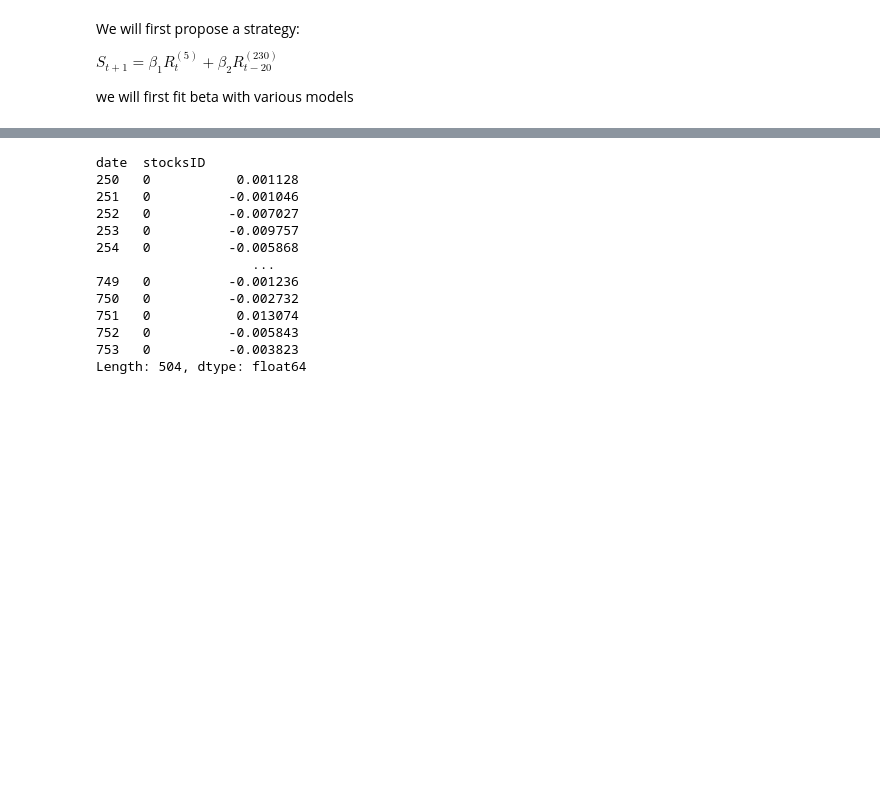
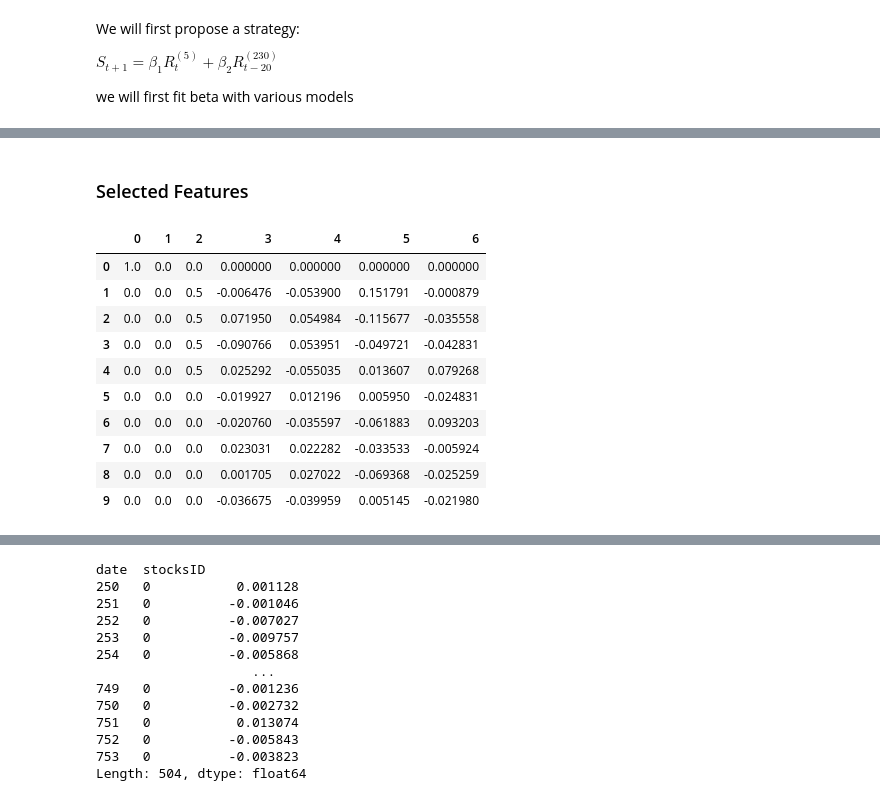
Before and after one commit to peulsilva/qrt-2022-challenge, a Jupyter notebook: notebooks/03-beta_fitting.ipynb, the cells around one changed output, grey strips where cells are left out. Cells and saved outputs as stored; diff of their text form; code cells hidden in the pictures; blank space fills up the shorter version.

```diff
--- a/notebooks/03-beta_fitting.ipynb
+++ b/notebooks/03-beta_fitting.ipynb
@@ -81,3 +51,5 @@ X_train_reshape[first_company_mask]
+# %% [markdown]
+### Selected Features
 # %%
 # Step 1: Create a 250x10 matrix A with the two first columns representing the factors of interest
 
@@ -95 +70,17 @@ A[:, 2:] = A_remaining_columns
+# %%
+orthonorm_A = gram_schmidt(A)
+# %%
+pd.DataFrame(orthonorm_A[:,:7]).head(10)
+# %% [output]
+|  | 0 | 1 | 2 | 3 | 4 | 5 | 6 |
+| 0 | 1.0 | 0.0 | 0.0 | 0.000000 | 0.000000 | 0.000000 | 0.000000 |
+| 1 | 0.0 | 0.0 | 0.5 | -0.006476 | -0.053900 | 0.151791 | -0.000879 |
+| 2 | 0.0 | 0.0 | 0.5 | 0.071950 | 0.054984 | -0.115677 | -0.035558 |
+| 3 | 0.0 | 0.0 | 0.5 | -0.090766 | 0.053951 | -0.049721 | -0.042831 |
+| 4 | 0.0 | 0.0 | 0.5 | 0.025292 | -0.055035 | 0.013607 | 0.079268 |
+| 5 | 0.0 | 0.0 | 0.0 | -0.019927 | 0.012196 | 0.005950 | -0.024831 |
+| 6 | 0.0 | 0.0 | 0.0 | -0.020760 | -0.035597 | -0.061883 | 0.093203 |
+| 7 | 0.0 | 0.0 | 0.0 | 0.023031 | 0.022282 | -0.033533 | -0.005924 |
+| 8 | 0.0 | 0.0 | 0.0 | 0.001705 | 0.027022 | -0.069368 | -0.025259 |
+| 9 | 0.0 | 0.0 | 0.0 | -0.036675 | -0.039959 | 0.005145 | -0.021980 |
 # %%
```
Also changed, not shown: parts of 31 cells of this notebook.
